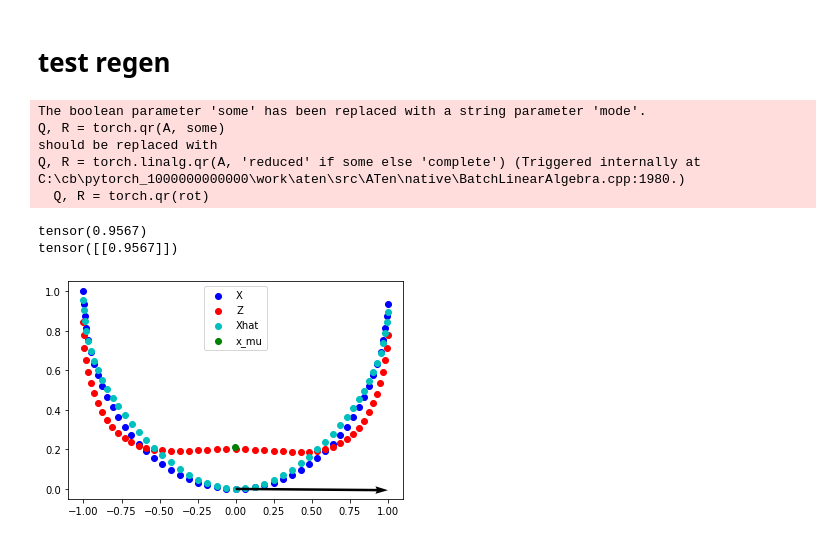
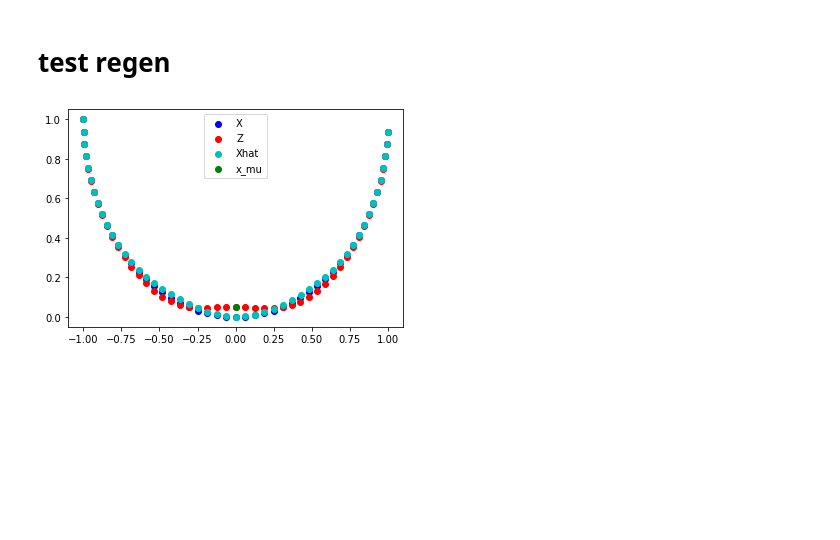
Before and after one commit to michael-psenka/manifold-linearization, a Jupyter notebook: test_files/cc_test.ipynb, the cells around one changed output. Saved outputs shown, nothing was run; the diff lists cells and outputs as text; code cells hidden in the pictures; blank space fills up the shorter version.

```diff
--- a/test_files/cc_test.ipynb
+++ b/test_files/cc_test.ipynb
@@ -1354,45 +1354,51 @@ with trange(100, unit="iters") as pbar:
 
 # print(f'U: {U}')
 # print(f'U_0: {U_0}')
 
 
 X = X.detach()
 U = U.detach()
 V = V.detach()
-gamma = 1
+gamma = 5
 
 kernel = torch.exp(-gamma*(X - x_c).pow(2).sum(dim=1, keepdim=True))
 x_mu = (X*kernel).sum(dim=0, keepdim=True) / kernel.sum()
+
+# ################### NEW MODULAR CODE ###################
+# f = CCNetwork()
+# g = CCNetwork()
+
+# f_layer = FLayer(U, x_mu, gamma)
+# g_layer = GLayer(U, V, x_mu, x_c, gamma)
+
+# f.add_operation(f_layer)
+# g.add_operation(g_layer)
+
+# Z = f(X)
+# Xhat = g(Z)
+# ########################################################
+
 # reevaluate kernel from x_mu
 kernel = torch.exp(-gamma*(X - x_mu).pow(2).sum(dim=1, keepdim=True))
 
-print(kernel.max())
-print(torch.exp(-gamma*(x_mu).pow(2).sum(dim=1, keepdim=True)))
 # print(X - X*kernel)
 Z = ((X - x_mu)@U@U.T + x_mu)*kernel + X*(1 - kernel)
 coord = (Z - x_c)@U
 change = x_c - x_mu
 change = change - (change@U)@U.T
 # Xhat = Z + change - (change@U)@U.T + (coord.pow(2))@V.T
 Xhat = Z + kernel*(change + (coord.pow(2))@V.T)
 plt.scatter(X[:, 0], X[:,1], c='b')
 plt.scatter(Z[:, 0], Z[:,1], c='r')
 plt.scatter(Xhat[:, 0], Xhat[:,1], c='c')
 plt.scatter(x_mu[0,0], x_mu[0,1], c='g')
-plt.quiver(x_c[0], x_c[1], U[0], U[1], scale_units='xy', angles='xy',scale=1)
+# plt.quiver(x_c[0], x_c[1], U[0], U[1], scale_units='xy', angles='xy',scale=1)
 # V = V / V.norm()
 # plt.quiver(x_c[0], x_c[1], V[0], V[1], scale_units='xy', angles='xy',scale=1, color='g')
 plt.legend(['X', 'Z', 'Xhat', 'x_mu'])
 plt.show()
 # %% [output]
-The boolean parameter 'some' has been replaced with a string parameter 'mode'.
-Q, R = torch.qr(A, some)
-should be replaced with
-Q, R = torch.linalg.qr(A, 'reduced' if some else 'complete') (Triggered internally at  C:\cb\pytorch_1000000000000\work\aten\src\ATen\native\BatchLinearAlgebra.cpp:1980.)
-  Q, R = torch.qr(rot)
-tensor(0.9567)
-tensor([[0.9567]])
-[figure, old version]
+[figure, new version]
 # %%
 class CCNetwork(nn.Module):
 	def __init__(self):
```
Also changed, not shown: parts of 1 cell of this notebook, 1 other file.
